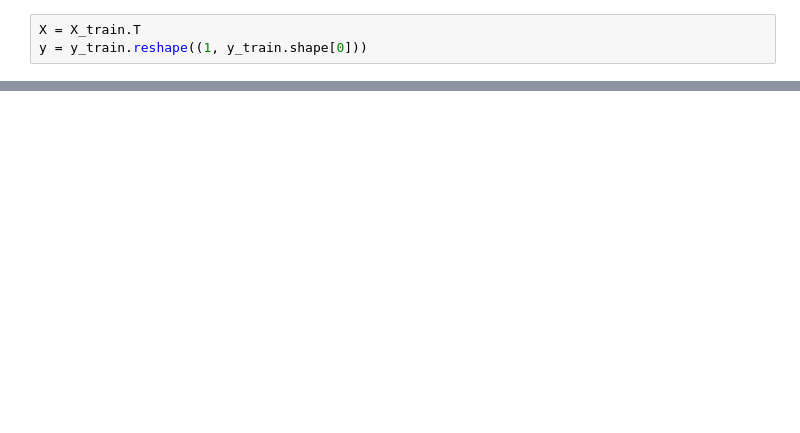
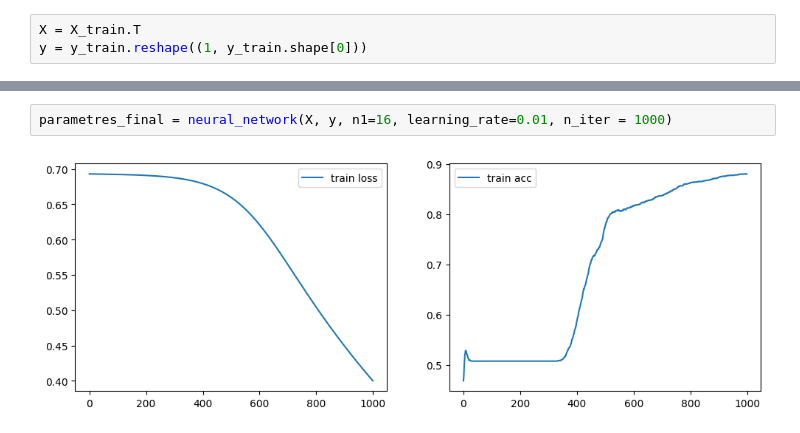
Before and after one commit to antoinerougier/AML, a Jupyter notebook: src/notebook/NN_hand.ipynb, the cells around one changed output, grey strips where cells are left out. Cells and saved outputs as stored; diff of their text form; blank space fills up the shorter version.

```diff
--- a/src/notebook/NN_hand.ipynb
+++ b/src/notebook/NN_hand.ipynb
@@ -175,0 +144,4 @@ ValueError: Input contains NaN.
+# %%
+parametres_final = neural_network(X, y, n1=16, learning_rate=0.01, n_iter = 1000)
+# %% [output]
+[figure, added]
```
Also changed, not shown: parts of 13 cells of this notebook.
